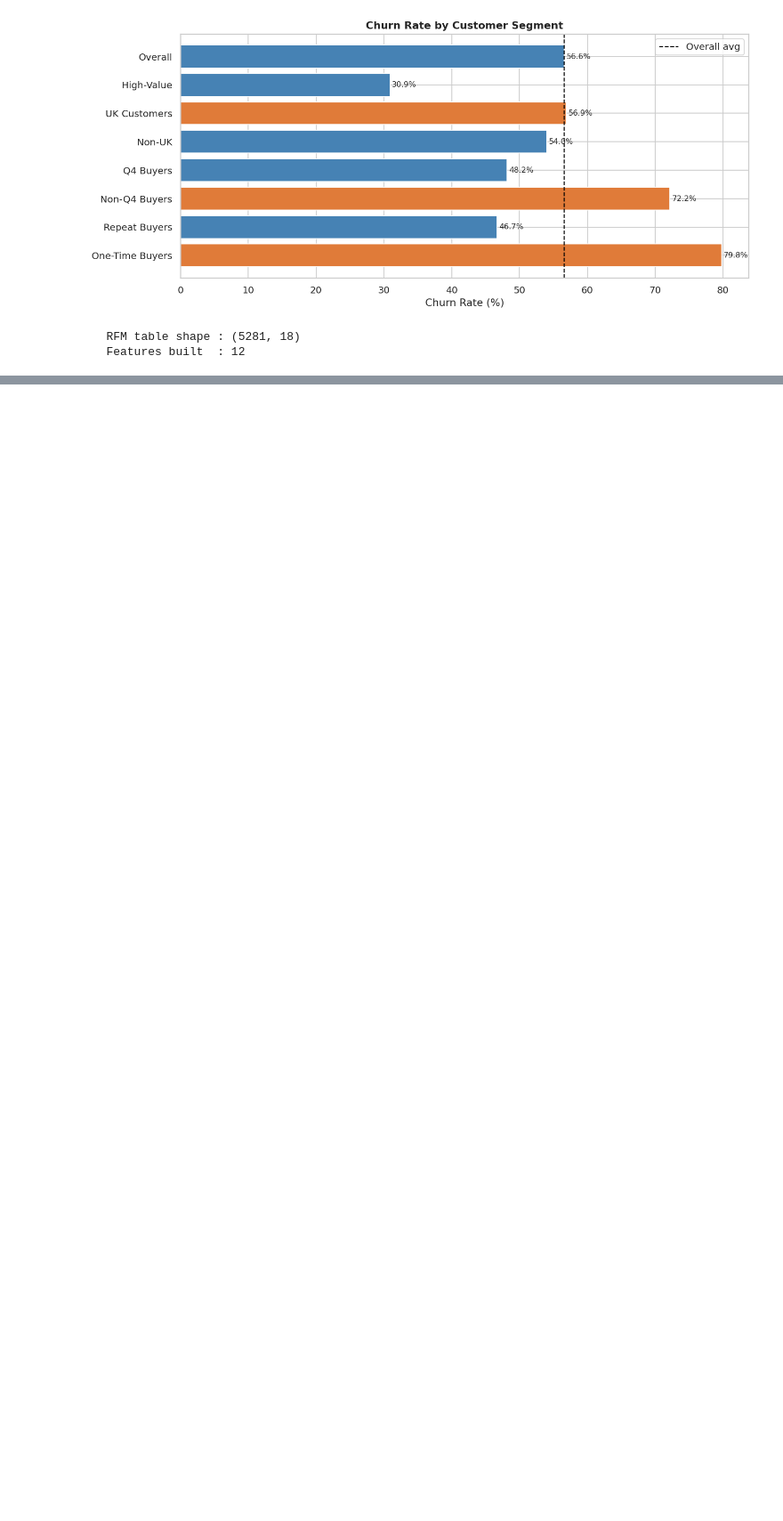
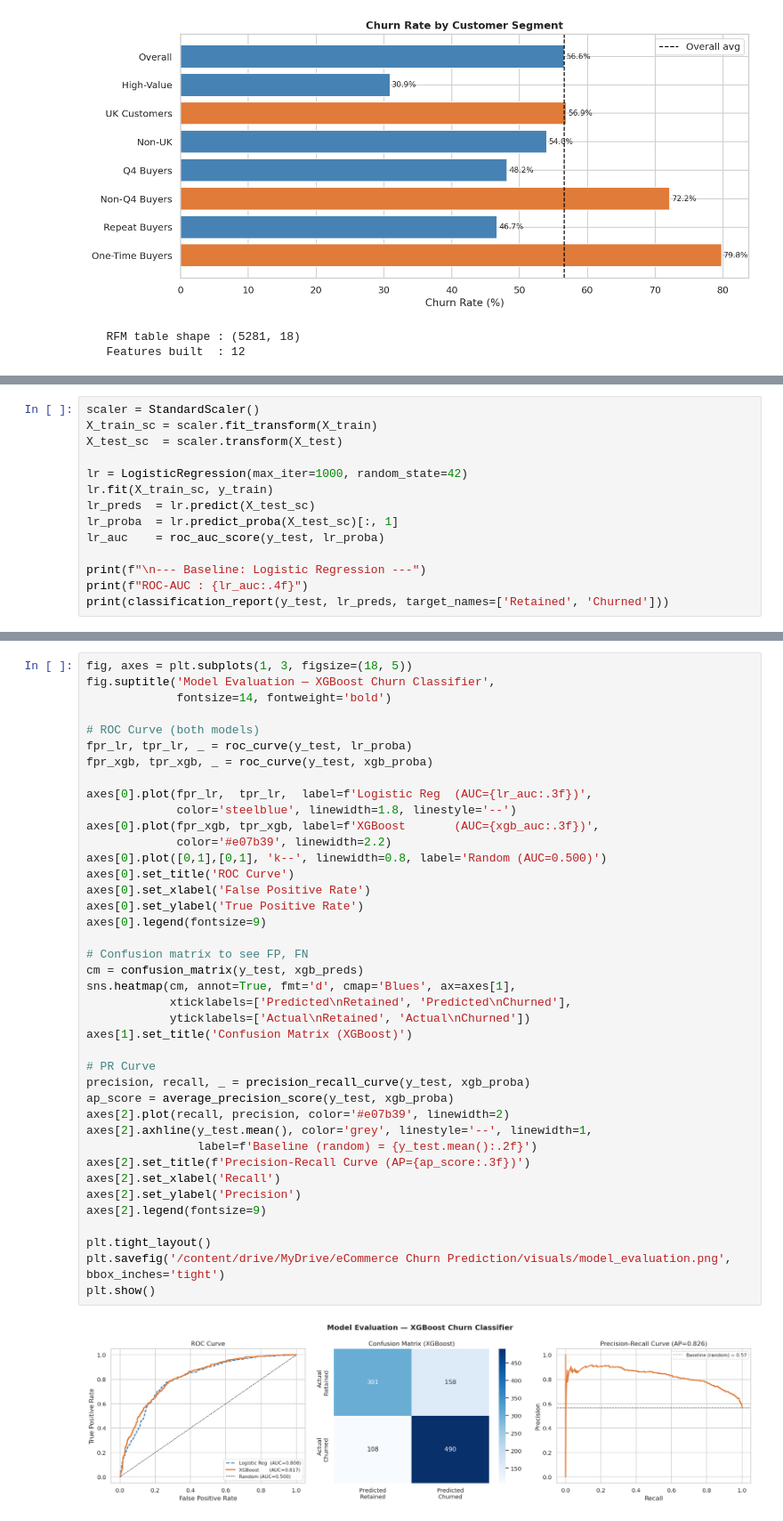
Before and after one commit to rohitudhwani/ecommerce_analytics, a Jupyter notebook: churn_analysis.ipynb, the cells around one changed output, grey strips where cells are left out. Shown at 89% size. Saved outputs shown, nothing was run; the diff lists cells and outputs as text; blank space fills up the shorter version.

Commit message:
Final code including features, modelling, SHAP, business outcome

```diff
--- a/churn_analysis.ipynb
+++ b/churn_analysis.ipynb
@@ -624,0 +673,14 @@ print(f"   Features built  : {len(feature_cols) - 1}")
+# %%
+scaler = StandardScaler()
+X_train_sc = scaler.fit_transform(X_train)
+X_test_sc  = scaler.transform(X_test)
+
+lr = LogisticRegression(max_iter=1000, random_state=42)
+lr.fit(X_train_sc, y_train)
+lr_preds  = lr.predict(X_test_sc)
+lr_proba  = lr.predict_proba(X_test_sc)[:, 1]
+lr_auc    = roc_auc_score(y_test, lr_proba)
+
+print(f"\n--- Baseline: Logistic Regression ---")
+print(f"ROC-AUC : {lr_auc:.4f}")
+print(classification_report(y_test, lr_preds, target_names=['Retained', 'Churned']))
@@ -624,0 +750,42 @@ print(f"   Features built  : {len(feature_cols) - 1}")
+# %%
+fig, axes = plt.subplots(1, 3, figsize=(18, 5))
+fig.suptitle('Model Evaluation — XGBoost Churn Classifier',
+             fontsize=14, fontweight='bold')
+
+# ROC Curve (both models)
+fpr_lr, tpr_lr, _ = roc_curve(y_test, lr_proba)
+fpr_xgb, tpr_xgb, _ = roc_curve(y_test, xgb_proba)
+
+axes[0].plot(fpr_lr,  tpr_lr,  label=f'Logistic Reg  (AUC={lr_auc:.3f})',
+             color='steelblue', linewidth=1.8, linestyle='--')
+axes[0].plot(fpr_xgb, tpr_xgb, label=f'XGBoost       (AUC={xgb_auc:.3f})',
+             color='#e07b39', linewidth=2.2)
+axes[0].plot([0,1],[0,1], 'k--', linewidth=0.8, label='Random (AUC=0.500)')
+axes[0].set_title('ROC Curve')
+axes[0].set_xlabel('False Positive Rate')
+axes[0].set_ylabel('True Positive Rate')
+axes[0].legend(fontsize=9)
+
+# Confusion matrix to see FP, FN
+cm = confusion_matrix(y_test, xgb_preds)
+sns.heatmap(cm, annot=True, fmt='d', cmap='Blues', ax=axes[1],
+            xticklabels=['Predicted\nRetained', 'Predicted\nChurned'],
+            yticklabels=['Actual\nRetained', 'Actual\nChurned'])
+axes[1].set_title('Confusion Matrix (XGBoost)')
+
+# PR Curve
+precision, recall, _ = precision_recall_curve(y_test, xgb_proba)
+ap_score = average_precision_score(y_test, xgb_proba)
+axes[2].plot(recall, precision, color='#e07b39', linewidth=2)
+axes[2].axhline(y_test.mean(), color='grey', linestyle='--', linewidth=1,
+                label=f'Baseline (random) = {y_test.mean():.2f}')
+axes[2].set_title(f'Precision-Recall Curve (AP={ap_score:.3f})')
+axes[2].set_xlabel('Recall')
+axes[2].set_ylabel('Precision')
+axes[2].legend(fontsize=9)
+
+plt.tight_layout()
+plt.savefig('/content/drive/MyDrive/eCommerce Churn Prediction/visuals/model_evaluation.png', bbox_inches='tight')
+plt.show()
+# %% [output]
+[figure, added]
```
Also changed, not shown: parts of 36 cells of this notebook.
